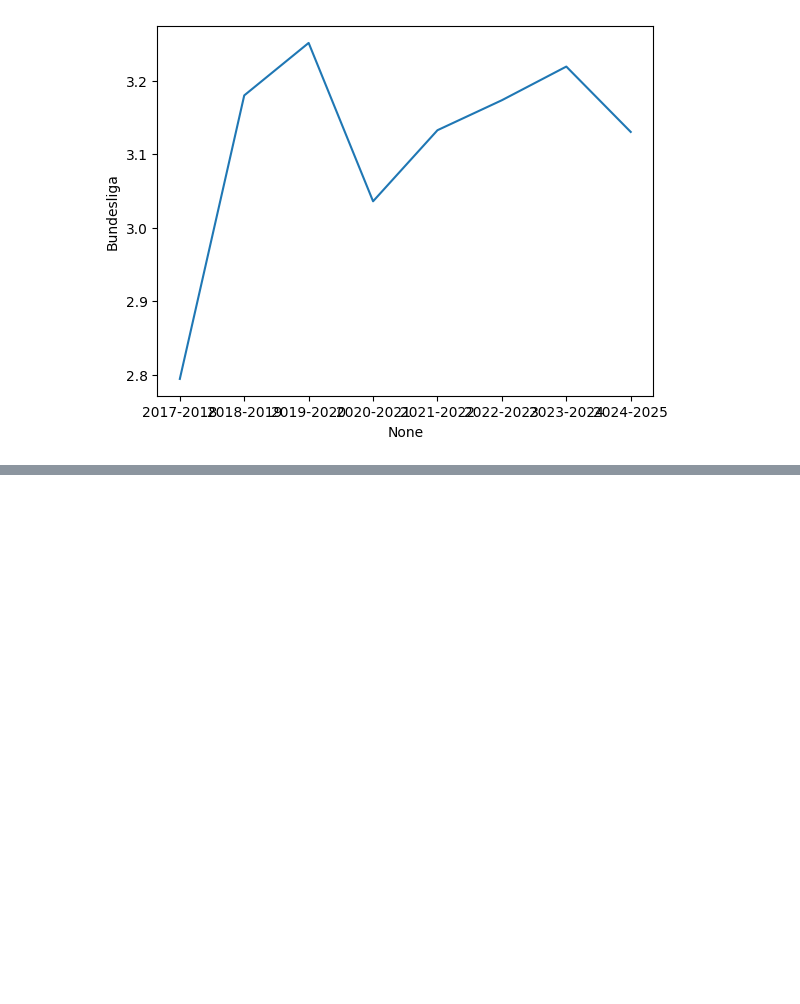
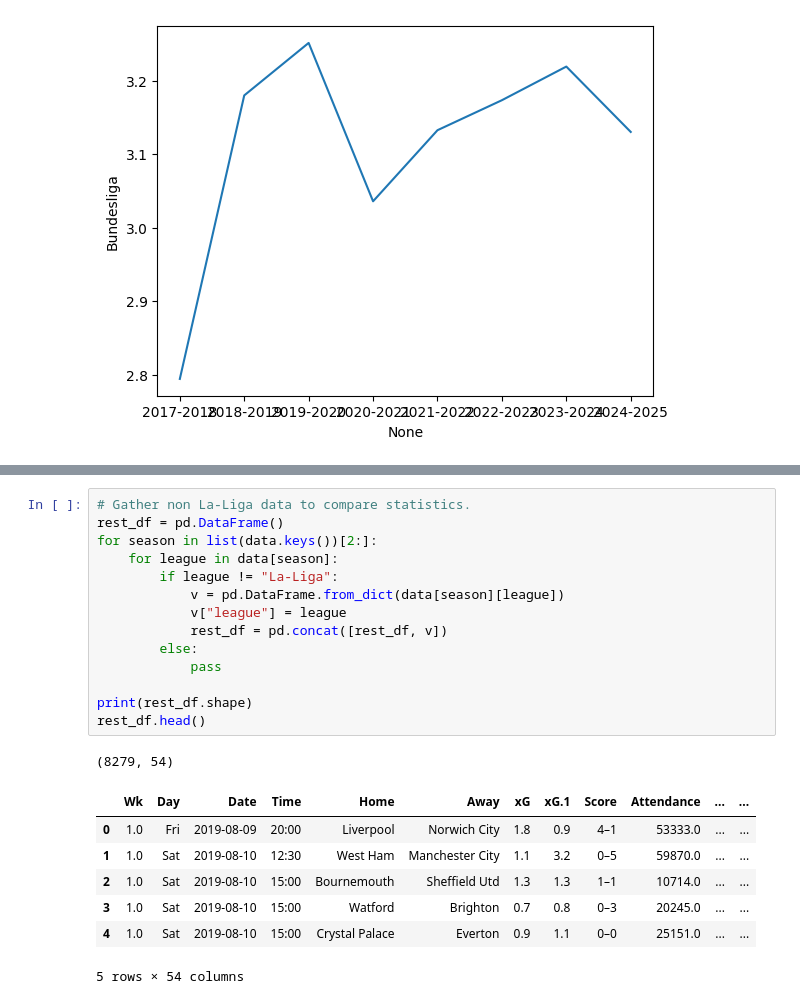
Before and after one commit to esenbora/sporg_proj_1, a Jupyter notebook: EDA.ipynb, the cells around one changed output, grey strips where cells are left out. Drawn from its saved outputs; the diff is of its cells as text; blank space fills up the shorter version.

```diff
--- a/EDA.ipynb
+++ b/EDA.ipynb
@@ -206,0 +222,23 @@ gpg_df.reset_index()
+# %%
+# Gather non La-Liga data to compare statistics.
+rest_df = pd.DataFrame()
+for season in list(data.keys())[2:]:
+    for league in data[season]:
+        if league != "La-Liga":
+            v = pd.DataFrame.from_dict(data[season][league])
+            v["league"] = league
+            rest_df = pd.concat([rest_df, v])
+        else:
+            pass
+
+print(rest_df.shape)
+rest_df.head()
+# %% [output]
+(8279, 54)
+|  | Wk | Day | Date | Time | Home | Away | xG | xG.1 | Score | Attendance | ... | ... |
+| 0 | 1.0 | Fri | 2019-08-09 | 20:00 | Liverpool | Norwich City | 1.8 | 0.9 | 4–1 | 53333.0 | ... | ... |
+| 1 | 1.0 | Sat | 2019-08-10 | 12:30 | West Ham | Manchester City | 1.1 | 3.2 | 0–5 | 59870.0 | ... | ... |
+| 2 | 1.0 | Sat | 2019-08-10 | 15:00 | Bournemouth | Sheffield Utd | 1.3 | 1.3 | 1–1 | 10714.0 | ... | ... |
+| 3 | 1.0 | Sat | 2019-08-10 | 15:00 | Watford | Brighton | 0.7 | 0.8 | 0–3 | 20245.0 | ... | ... |
+| 4 | 1.0 | Sat | 2019-08-10 | 15:00 | Crystal Palace | Everton | 0.9 | 1.1 | 0–0 | 25151.0 | ... | ... |
+5 rows × 54 columns
```
Also changed, not shown: parts of 9 cells of this notebook, 5 other files.
